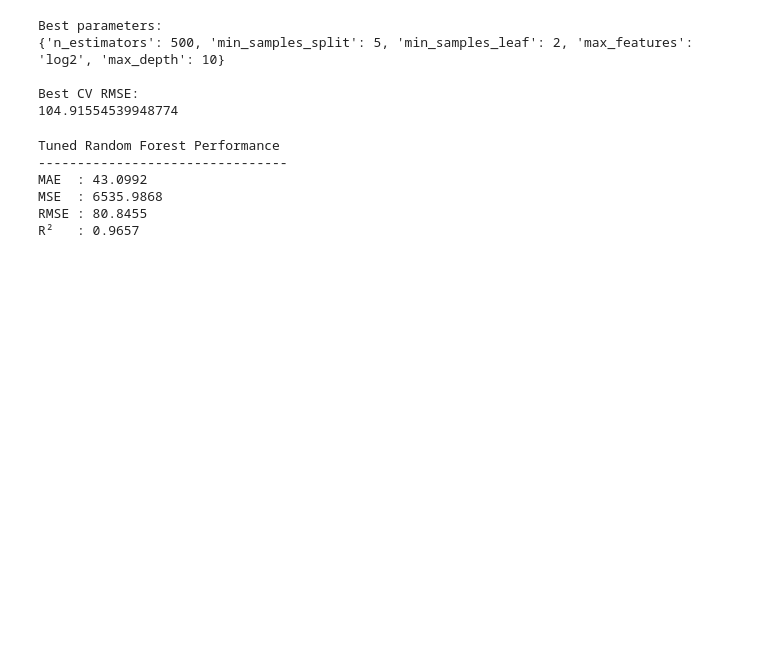
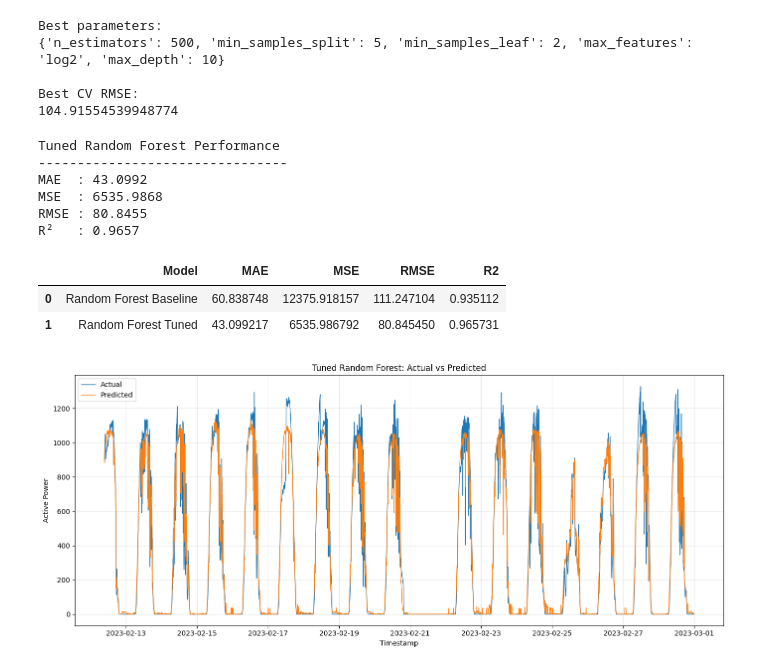
Before and after one commit to galhkoernia/09ProjectData, a Jupyter notebook: notebooks/04_random_forest.ipynb, the cells around one changed output. Saved outputs shown, nothing was run; the diff lists cells and outputs as text; code cells hidden in the pictures; blank space fills up the shorter version.

```diff
--- a/notebooks/04_random_forest.ipynb
+++ b/notebooks/04_random_forest.ipynb
@@ -602,3 +604,55 @@ MAE  : 43.0992
 MSE  : 6535.9868
 RMSE : 80.8455
 R²   : 0.9657
+# %%
+# Baseline vs Tuned
+model_comparison = pd.DataFrame([
+    {
+        "Model": "Random Forest Baseline",
+        "MAE": mae,
+        "MSE": mse,
+        "RMSE": rmse,
+        "R2": r2
+    },
+    {
+        "Model": "Random Forest Tuned",
+        "MAE": mae_tuned,
+        "MSE": mse_tuned,
+        "RMSE": rmse_tuned,
+        "R2": r2_tuned
+    }
+])
+
+model_comparison
+# %% [output]
+|  | Model | MAE | MSE | RMSE | R2 |
+| 0 | Random Forest Baseline | 60.838748 | 12375.918157 | 111.247104 | 0.935112 |
+| 1 | Random Forest Tuned | 43.099217 | 6535.986792 | 80.845450 | 0.965731 |
+# %%
+# Tuned Actual vs Predicted
+plt.figure(figsize=(14, 6))
+
+plt.plot(
+    df["timestamp"].iloc[split_index:],
+    y_test.values,
+    label="Actual",
+    linewidth=1
+)
+
+plt.plot(
+    df["timestamp"].iloc[split_index:],
+    y_pred_tuned,
+    label="Predicted",
+    linewidth=1
+)
+
+plt.title("Tuned Random Forest: Actual vs Predicted")
+plt.xlabel("Timestamp")
+plt.ylabel("Active Power")
+plt.legend()
+plt.grid(alpha=0.3)
+
+plt.tight_layout()
+plt.show()
+# %% [output]
+[figure, added]
```
Also changed, not shown: parts of 1 cell of this notebook, 5 other files.
